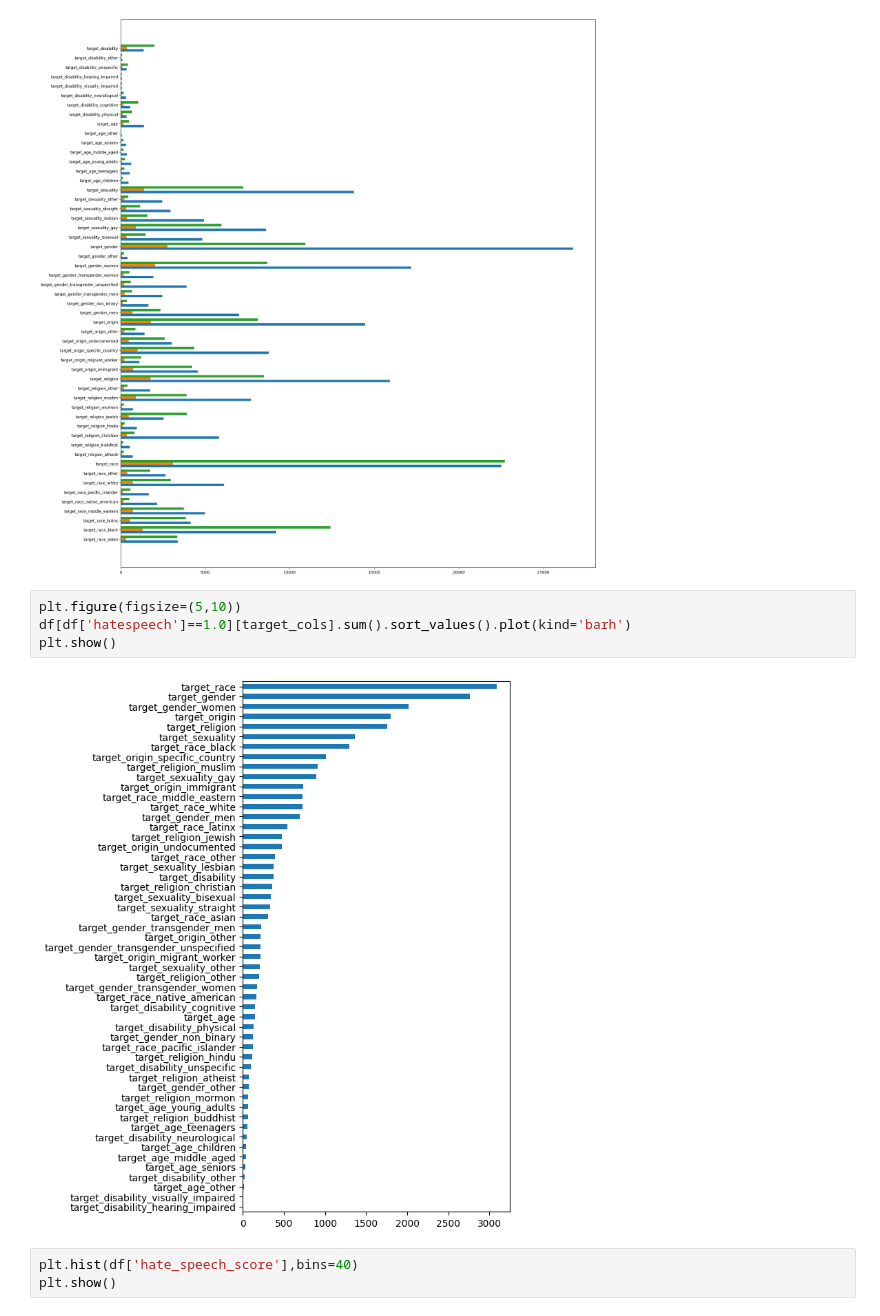
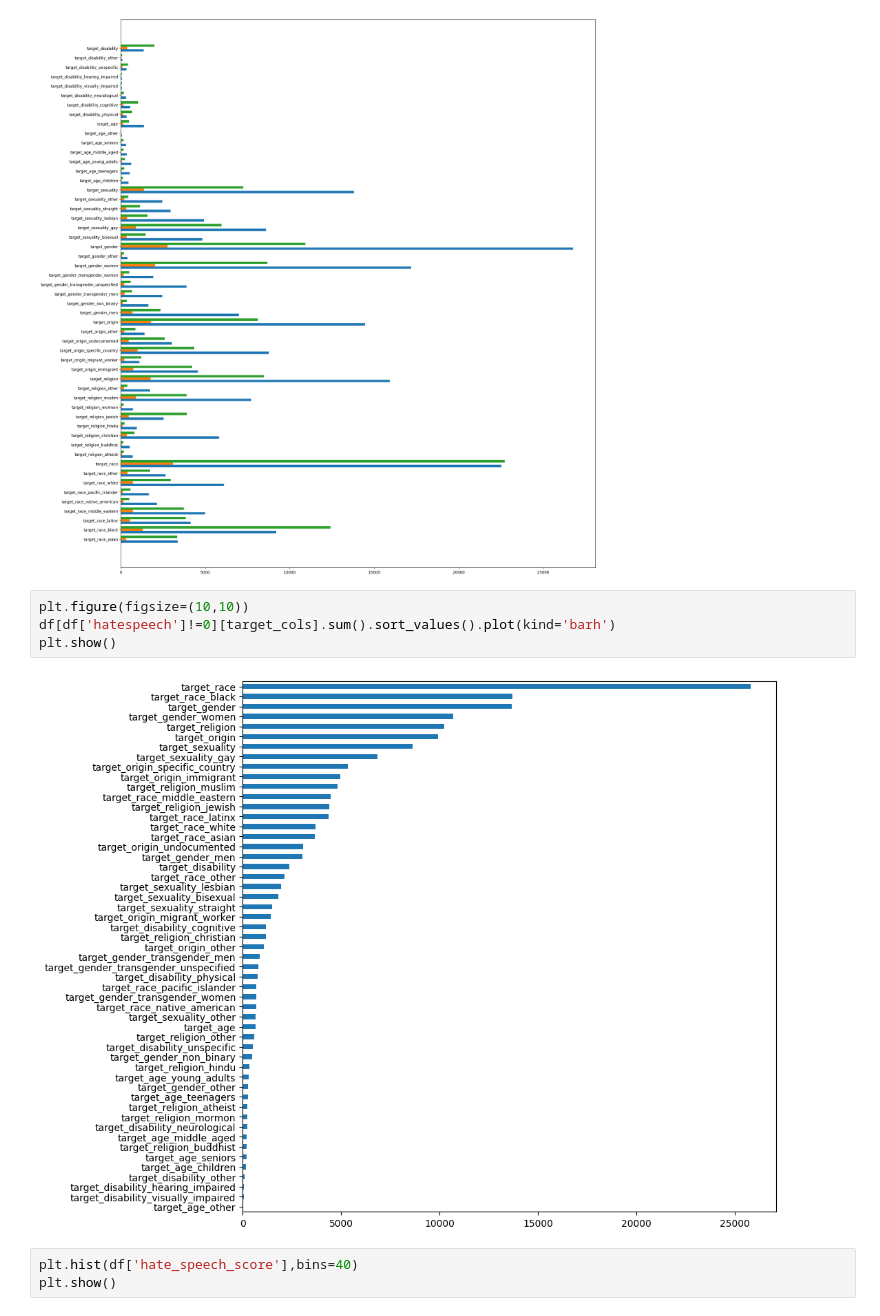
Before and after one commit to tathagatsathe/Hate_Speech_Detection, a Jupyter notebook: notebook/EDA.ipynb, the cells around one changed output. Cells and saved outputs as stored; diff of their text form.

```diff
--- a/notebook/EDA.ipynb
+++ b/notebook/EDA.ipynb
@@ -157,11 +157,11 @@ plt.show()
 # %% [output]
 [figure]
 # %%
-plt.figure(figsize=(5,10))
-df[df['hatespeech']==1.0][target_cols].sum().sort_values().plot(kind='barh')
+plt.figure(figsize=(10,10))
+df[df['hatespeech']!=0][target_cols].sum().sort_values().plot(kind='barh')
 plt.show()
 # %% [output]
-[figure, old version]
+[figure, new version]
 # %%
 plt.hist(df['hate_speech_score'],bins=40)
 plt.show()
```
Also changed, not shown: parts of 5 cells of this notebook.
